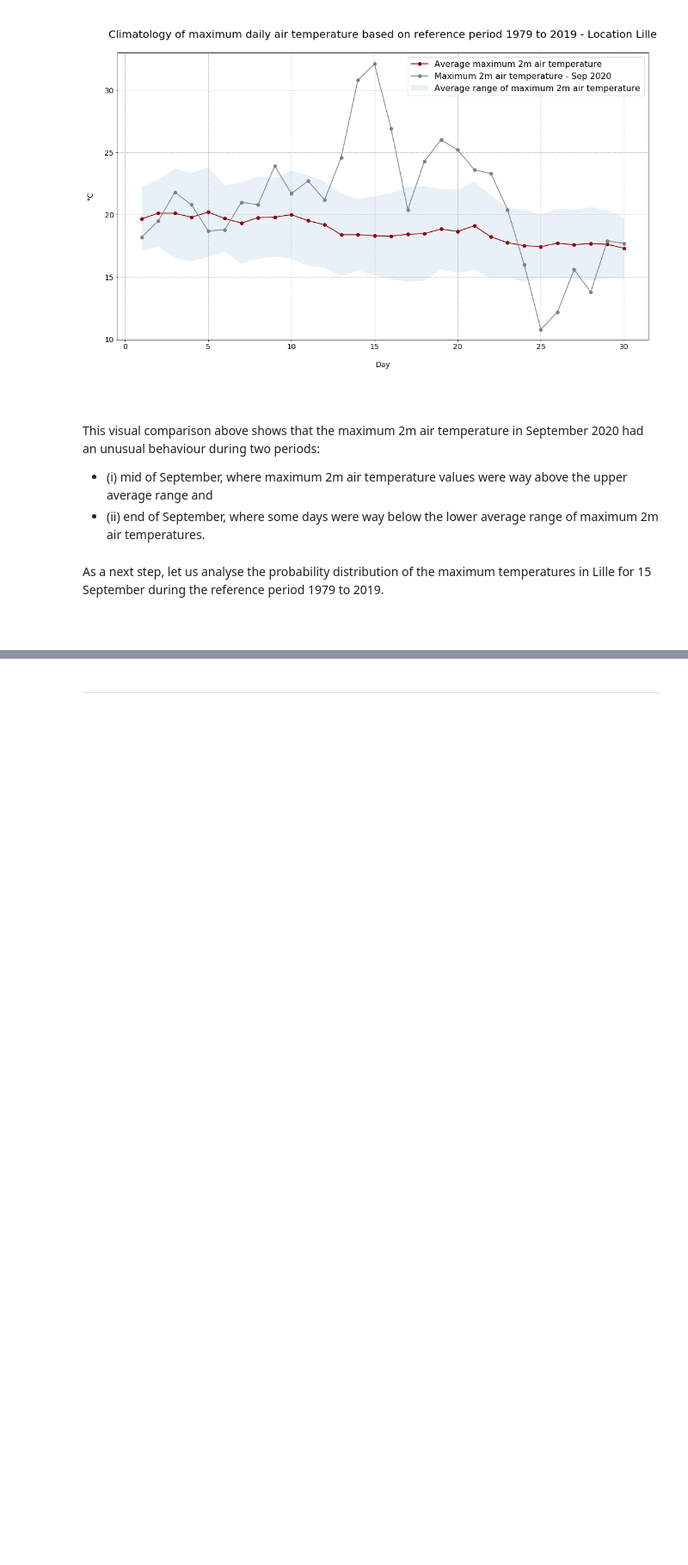
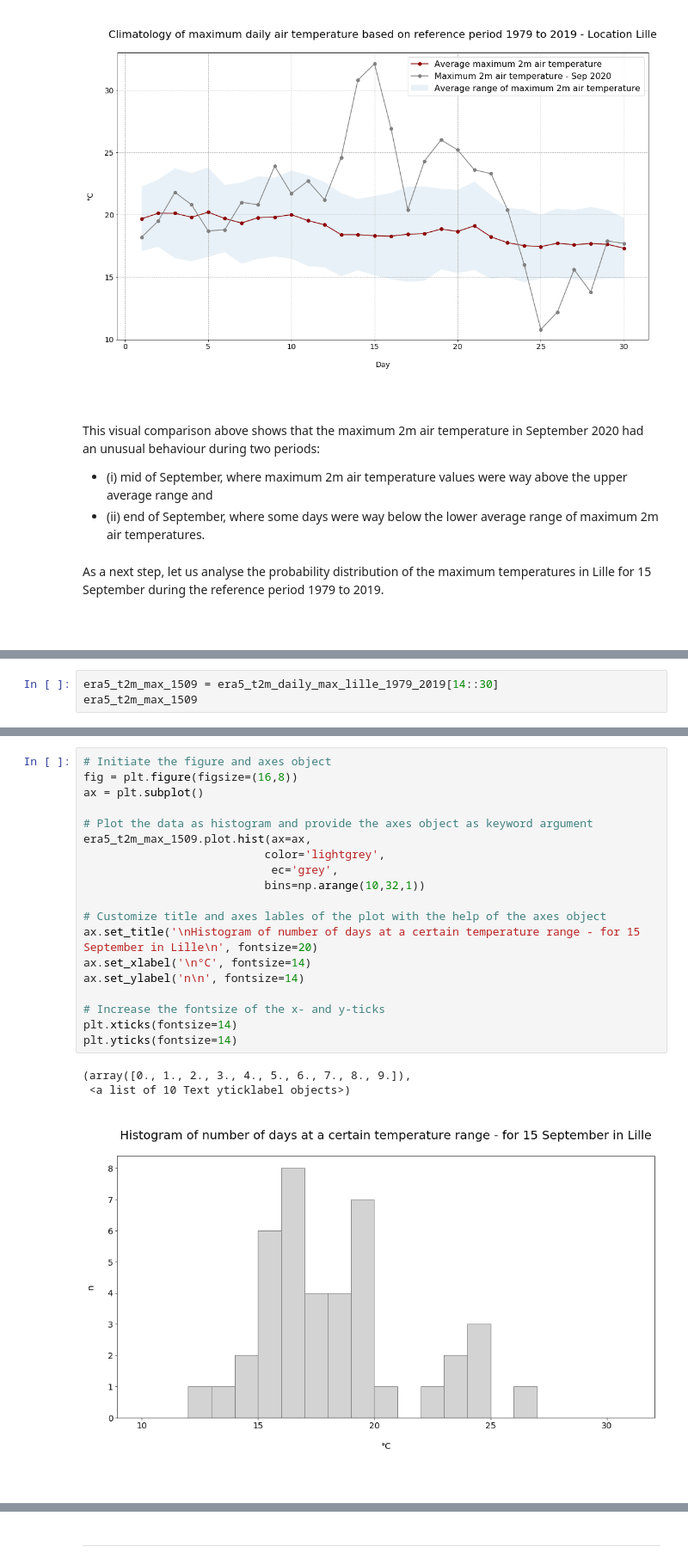
Before and after one commit to tessac2/copernicus-training, a Jupyter notebook: 112_c3s_climate_extremes.ipynb, the cells around one changed output, grey strips where cells are left out. Shown: that part at 86% size. Saved outputs shown, nothing was run; the diff lists cells and outputs as text; blank space fills up the shorter version.

```diff
--- a/112_c3s_climate_extremes.ipynb
+++ b/112_c3s_climate_extremes.ipynb
@@ -525,0 +501,3 @@ Lille_15.plot.hist()
+# %%
+era5_t2m_max_1509 = era5_t2m_daily_max_lille_1979_2019[14::30]
+era5_t2m_max_1509
@@ -526 +525,26 @@ Lille_15.plot.hist()
+# %%
+# Initiate the figure and axes object
+fig = plt.figure(figsize=(16,8))
+ax = plt.subplot()
+
+# Plot the data as histogram and provide the axes object as keyword argument
+era5_t2m_max_1509.plot.hist(ax=ax,
+                           color='lightgrey',
+                            ec='grey',
+                           bins=np.arange(10,32,1))
+
+# Customize title and axes lables of the plot with the help of the axes object
+ax.set_title('\nHistogram of number of days at a certain temperature range - for 15 September in Lille\n', fontsize=20)
+ax.set_xlabel('\n°C', fontsize=14)
+ax.set_ylabel('n\n', fontsize=14)
+
+# Increase the fontsize of the x- and y-ticks
+plt.xticks(fontsize=14)
+plt.yticks(fontsize=14)
+# %% [output]
+(array([0., 1., 2., 3., 4., 5., 6., 7., 8., 9.]),
+ <a list of 10 Text yticklabel objects>)
+[figure, added]
+# %% [markdown]
+<br>
 # %% [markdown]
```
Also changed, not shown: parts of 35 cells of this notebook, 1 other file.
